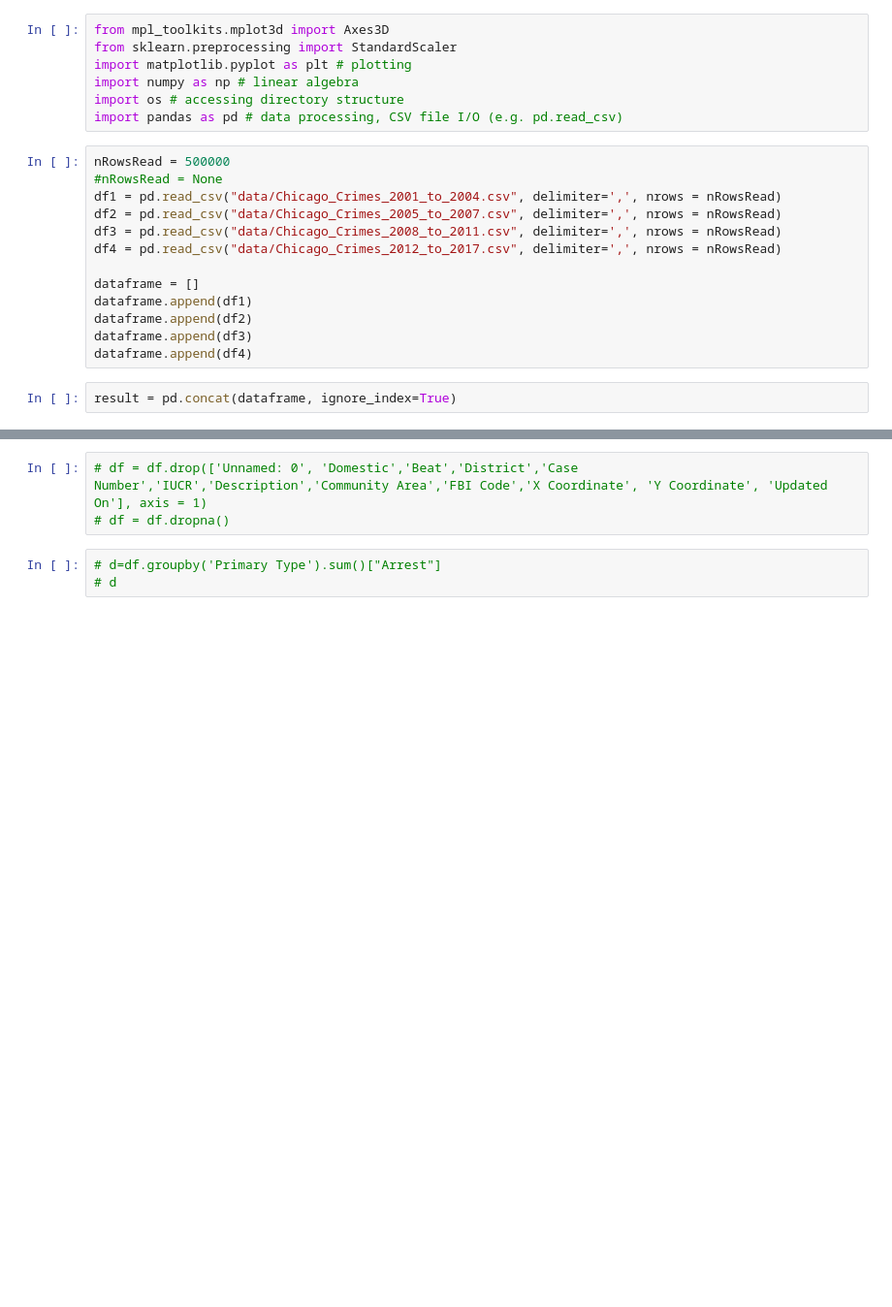
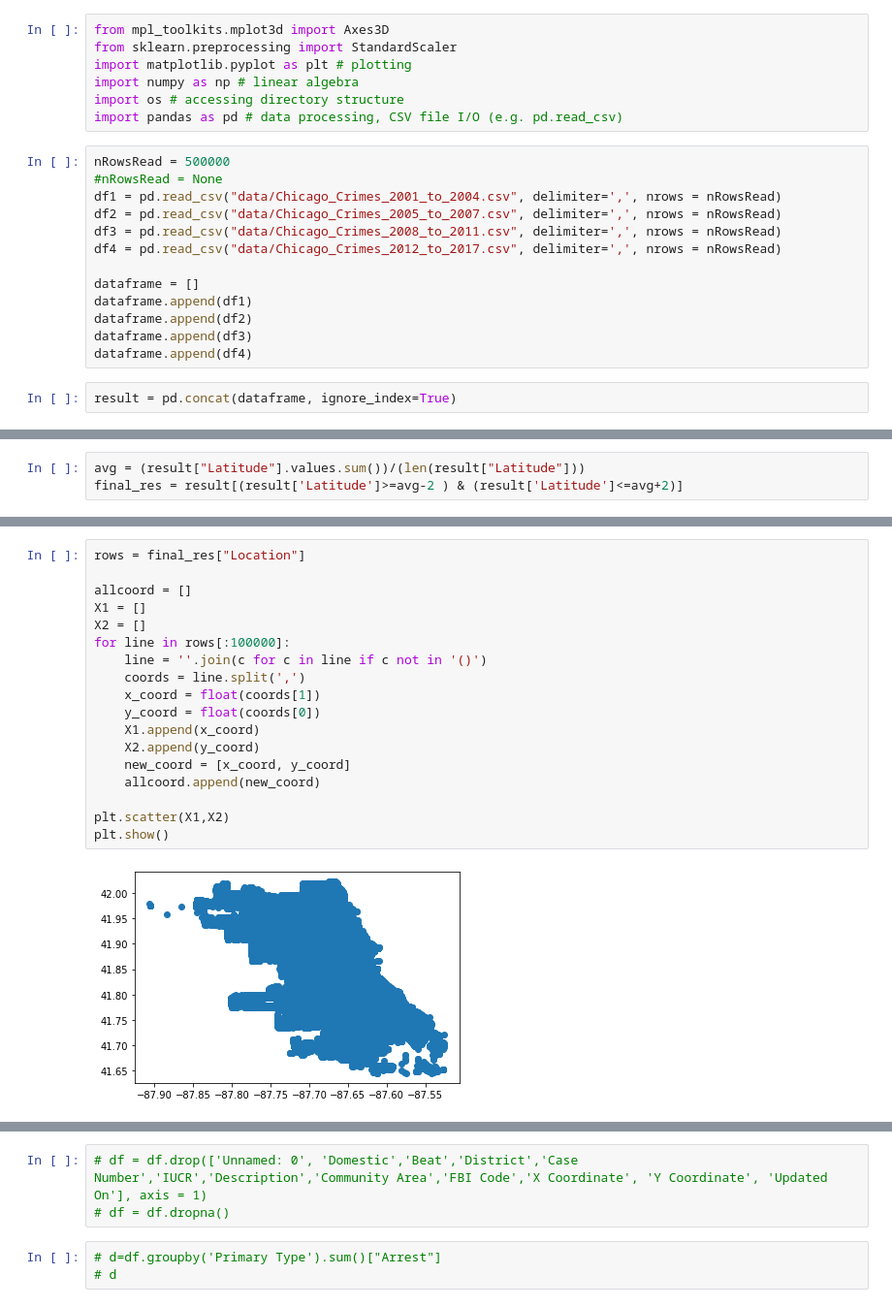
Before and after one commit to Mintra99/chicago-crime-hadoop, a Jupyter notebook: test.ipynb, the cells around one changed output, grey strips where cells are left out. Shown: that part at 97% size. Drawn from its saved outputs; the diff is of its cells as text; blank space fills up the shorter version.

```diff
--- a/test.ipynb
+++ b/test.ipynb
@@ -59,0 +85,3 @@ result
+# %%
+avg = (result["Latitude"].values.sum())/(len(result["Latitude"]))
+final_res = result[(result['Latitude']>=avg-2 ) & (result['Latitude']<=avg+2)]
@@ -71,0 +133,20 @@ result.to_csv('python_preprocess.csv')
+# %%
+rows = final_res["Location"]
+
+allcoord = []
+X1 = []
+X2 = []
+for line in rows[:100000]:
+    line = ''.join(c for c in line if c not in '()')
+    coords = line.split(',')
+    x_coord = float(coords[1])
+    y_coord = float(coords[0])
+    X1.append(x_coord)
+    X2.append(y_coord)
+    new_coord = [x_coord, y_coord]
+    allcoord.append(new_coord)
+
+plt.scatter(X1,X2)
+plt.show()
+# %% [output]
+[figure, added]
```
Also changed, not shown: parts of 21 cells of this notebook, 2 other files.
